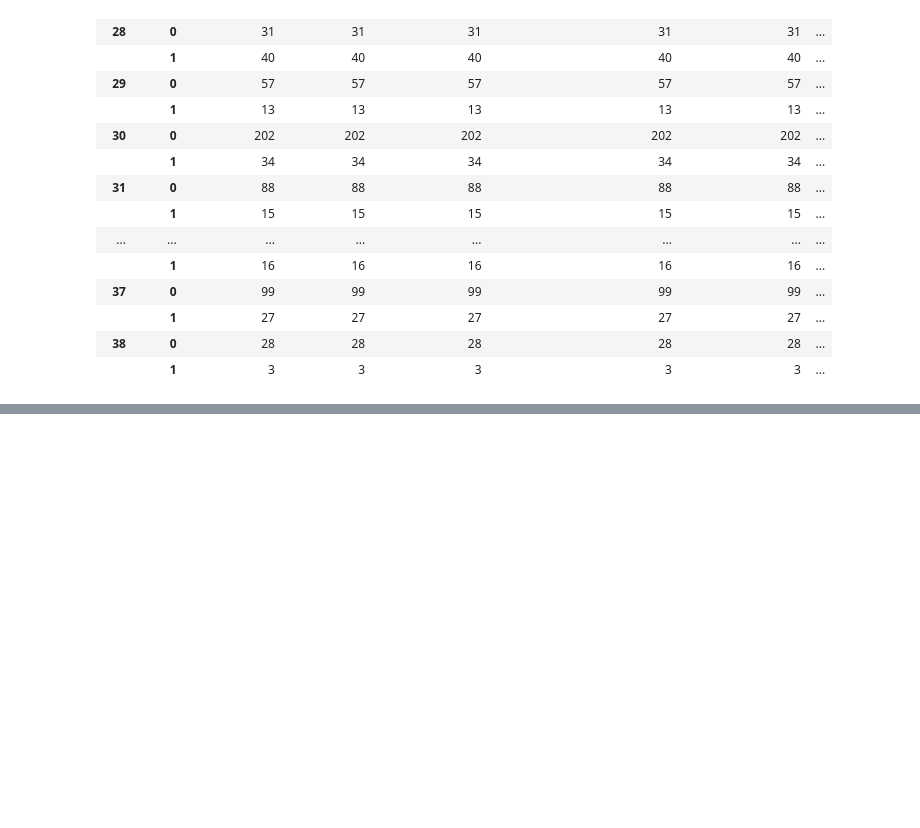
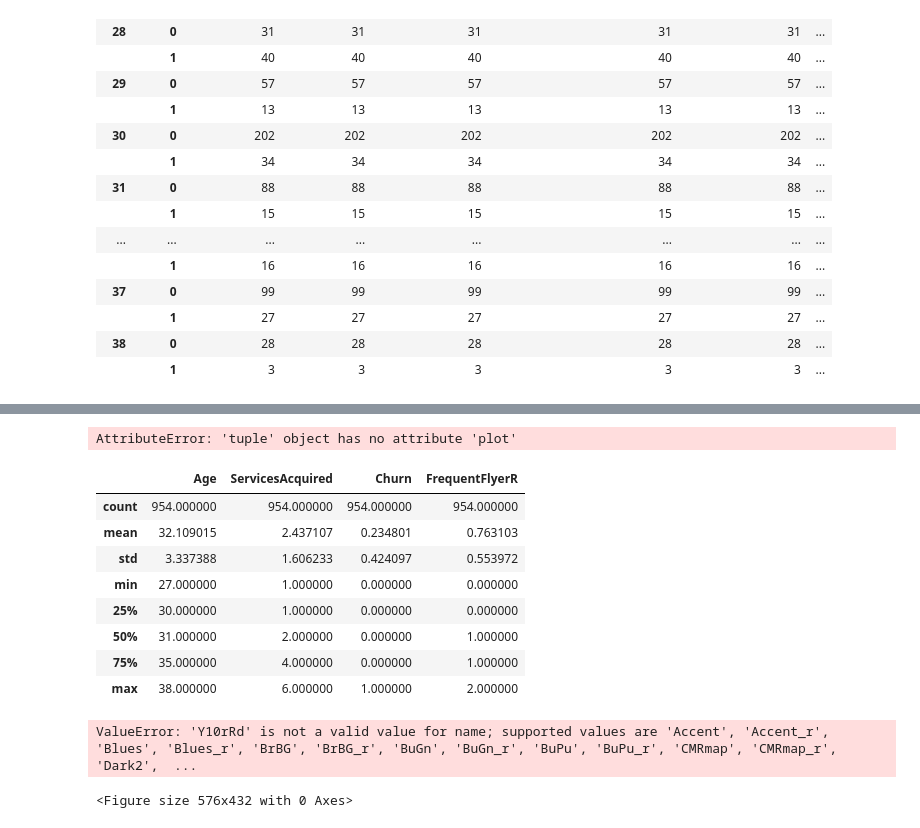
Before and after one commit to imrodz18/finalproject, a Jupyter notebook: Notebooks/Ines Final Project.ipynb, the cells around one changed output, grey strips where cells are left out. Drawn from its saved outputs; the diff is of its cells as text; code cells hidden in the pictures; blank space fills up the shorter version.

```diff
--- a/Notebooks/Ines Final Project.ipynb
+++ b/Notebooks/Ines Final Project.ipynb
@@ -335,0 +332,17 @@ SyntaxError: invalid syntax (1867163060.py, line 1)
+# %%
+CustomerT_df = pd.crosstab(Customertravel['Age'], Customertravel['ChurnR']),
+CustomerT_df.plot.bar(stacked=True)
+# %% [output]
+AttributeError: 'tuple' object has no attribute 'plot'
+# %%
+Customertravel.describe()
+# %% [output]
+|  | Age | ServicesAcquired | Churn | FrequentFlyerR |
+| count | 954.000000 | 954.000000 | 954.000000 | 954.000000 |
+| mean | 32.109015 | 2.437107 | 0.234801 | 0.763103 |
+| std | 3.337388 | 1.606233 | 0.424097 | 0.553972 |
+| min | 27.000000 | 1.000000 | 0.000000 | 0.000000 |
+| 25% | 30.000000 | 1.000000 | 0.000000 | 0.000000 |
+| 50% | 31.000000 | 2.000000 | 0.000000 | 1.000000 |
+| 75% | 35.000000 | 4.000000 | 0.000000 | 1.000000 |
+| max | 38.000000 | 6.000000 | 1.000000 | 2.000000 |
@@ -335,0 +354,8 @@ SyntaxError: invalid syntax (1867163060.py, line 1)
+# %%
+plt.figure(figsize = (8,6))
+sns.heatmap(Customertravel.corr(),annot = True, cmap = "Y10rRd")
+plt.tittle("Correlation")
+plt.show()
+# %% [output]
+ValueError: 'Y10rRd' is not a valid value for name; supported values are 'Accent', 'Accent_r', 'Blues', 'Blues_r', 'BrBG', 'BrBG_r', 'BuGn', 'BuGn_r', 'BuPu', 'BuPu_r', 'CMRmap', 'CMRmap_r', 'Dark2',  ...
+<Figure size 576x432 with 0 Axes>
```
Also changed, not shown: parts of 6 cells of this notebook.
